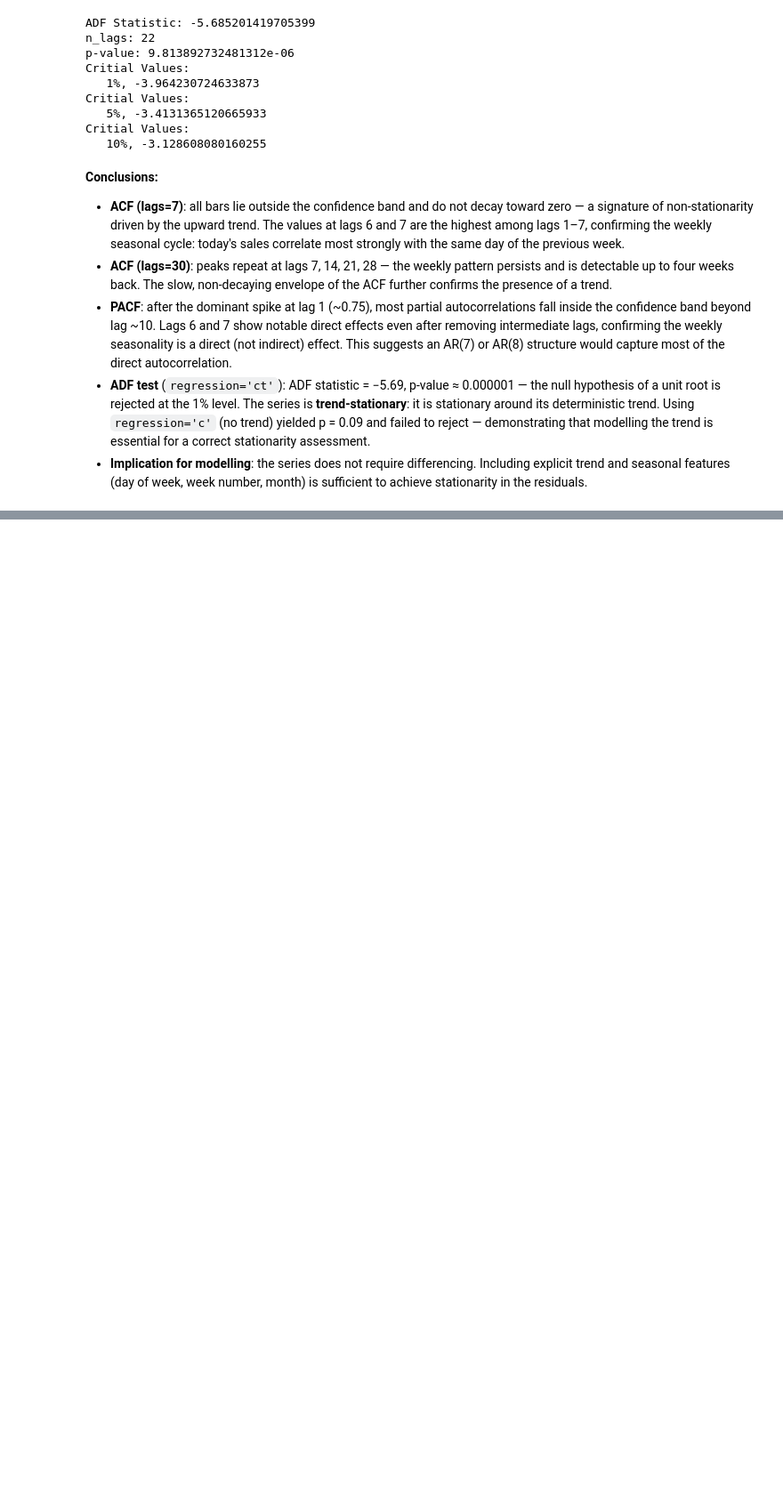
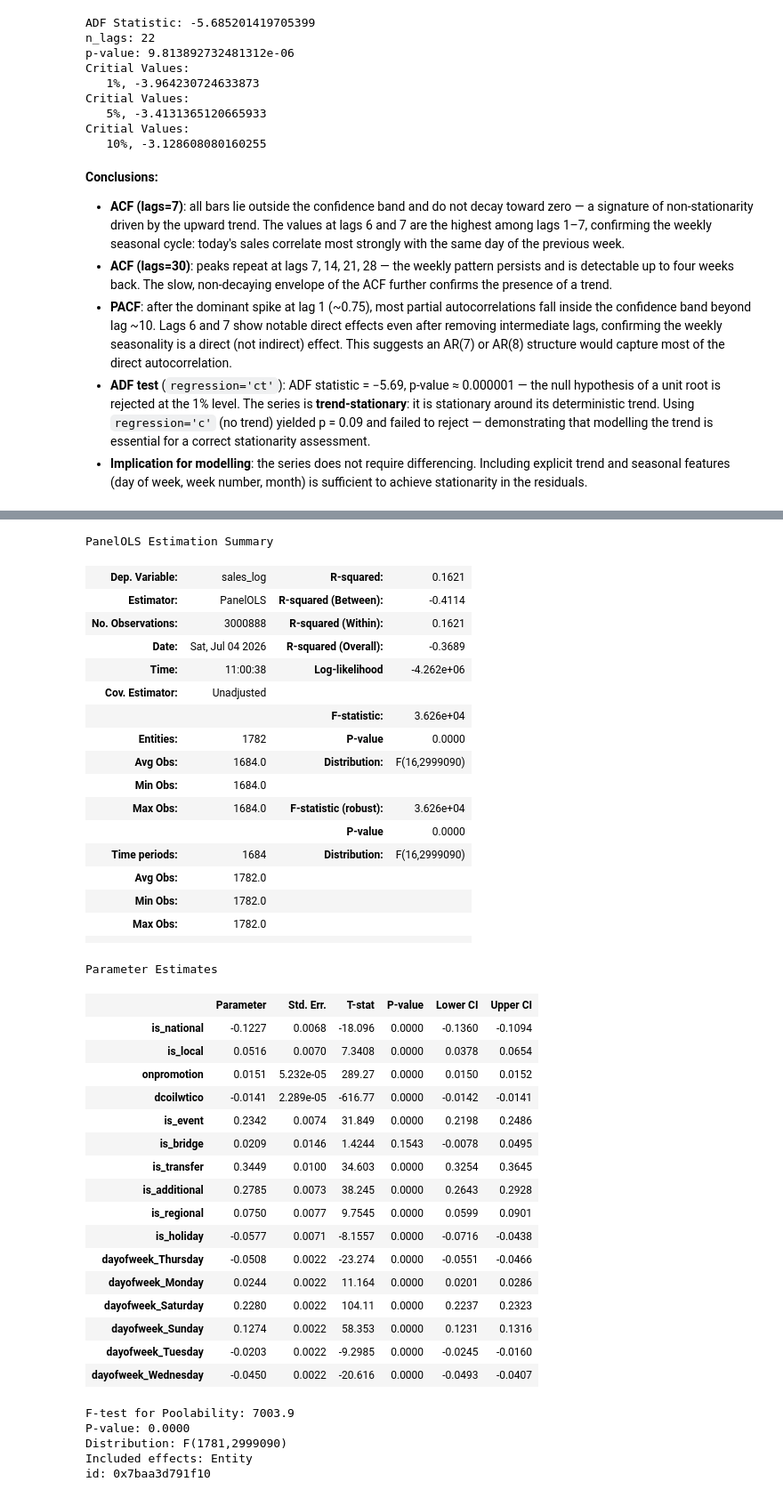
Before and after one commit to AlejandroBeldaFernandez/Store-Sales, a Jupyter notebook: Store Sales.ipynb, the cells around one changed output, grey strips where cells are left out. Shown at 89% size. Cells and saved outputs as stored; diff of their text form; code cells hidden in the pictures; blank space fills up the shorter version.

```diff
--- a/Store Sales.ipynb
+++ b/Store Sales.ipynb
@@ -1024,0 +1017,5 @@ Critial Values:
+# %%
+stores_sales['dayofweek'] = stores_sales['date'].dt.dayofweek
+stores_sales['dayofweek'] = stores_sales['dayofweek'].map({0: "Monday", 1: "Tuesday", 2: "Wednesday", 3: "Thursday", 4: "Friday", 5: "Saturday", 6: "Sunday"})
+stores_sales = pd.get_dummies(stores_sales, columns=['dayofweek'], drop_first=True)
+stores_sales.info()
@@ -1024,0 +1066,44 @@ Critial Values:
+# %%
+panel_fit
+# %% [output]
+PanelOLS Estimation Summary
+| Dep. Variable: | sales_log | R-squared: | 0.1621 |
+| Estimator: | PanelOLS | R-squared (Between): | -0.4114 |
+| No. Observations: | 3000888 | R-squared (Within): | 0.1621 |
+| Date: | Sat, Jul 04 2026 | R-squared (Overall): | -0.3689 |
+| Time: | 11:00:38 | Log-likelihood | -4.262e+06 |
+| Cov. Estimator: | Unadjusted |  |  |
+|  |  | F-statistic: | 3.626e+04 |
+| Entities: | 1782 | P-value | 0.0000 |
+| Avg Obs: | 1684.0 | Distribution: | F(16,2999090) |
+| Min Obs: | 1684.0 |  |  |
+| Max Obs: | 1684.0 | F-statistic (robust): | 3.626e+04 |
+|  |  | P-value | 0.0000 |
+| Time periods: | 1684 | Distribution: | F(16,2999090) |
+| Avg Obs: | 1782.0 |  |  |
+| Min Obs: | 1782.0 |  |  |
+| Max Obs: | 1782.0 |  |  |
+|  |  |  |  |
+Parameter Estimates
+|  | Parameter | Std. Err. | T-stat | P-value | Lower CI | Upper CI |
+| is_national | -0.1227 | 0.0068 | -18.096 | 0.0000 | -0.1360 | -0.1094 |
+| is_local | 0.0516 | 0.0070 | 7.3408 | 0.0000 | 0.0378 | 0.0654 |
+| onpromotion | 0.0151 | 5.232e-05 | 289.27 | 0.0000 | 0.0150 | 0.0152 |
+| dcoilwtico | -0.0141 | 2.289e-05 | -616.77 | 0.0000 | -0.0142 | -0.0141 |
+| is_event | 0.2342 | 0.0074 | 31.849 | 0.0000 | 0.2198 | 0.2486 |
+| is_bridge | 0.0209 | 0.0146 | 1.4244 | 0.1543 | -0.0078 | 0.0495 |
+| is_transfer | 0.3449 | 0.0100 | 34.603 | 0.0000 | 0.3254 | 0.3645 |
+| is_additional | 0.2785 | 0.0073 | 38.245 | 0.0000 | 0.2643 | 0.2928 |
+| is_regional | 0.0750 | 0.0077 | 9.7545 | 0.0000 | 0.0599 | 0.0901 |
+| is_holiday | -0.0577 | 0.0071 | -8.1557 | 0.0000 | -0.0716 | -0.0438 |
+| dayofweek_Thursday | -0.0508 | 0.0022 | -23.274 | 0.0000 | -0.0551 | -0.0466 |
+| dayofweek_Monday | 0.0244 | 0.0022 | 11.164 | 0.0000 | 0.0201 | 0.0286 |
+| dayofweek_Saturday | 0.2280 | 0.0022 | 104.11 | 0.0000 | 0.2237 | 0.2323 |
+| dayofweek_Sunday | 0.1274 | 0.0022 | 58.353 | 0.0000 | 0.1231 | 0.1316 |
+| dayofweek_Tuesday | -0.0203 | 0.0022 | -9.2985 | 0.0000 | -0.0245 | -0.0160 |
+| dayofweek_Wednesday | -0.0450 | 0.0022 | -20.616 | 0.0000 | -0.0493 | -0.0407 |
+F-test for Poolability: 7003.9
+P-value: 0.0000
+Distribution: F(1781,2999090)
+Included effects: Entity
+id: 0x7baa3d791f10
```
Also changed, not shown: parts of 21 cells of this notebook.
